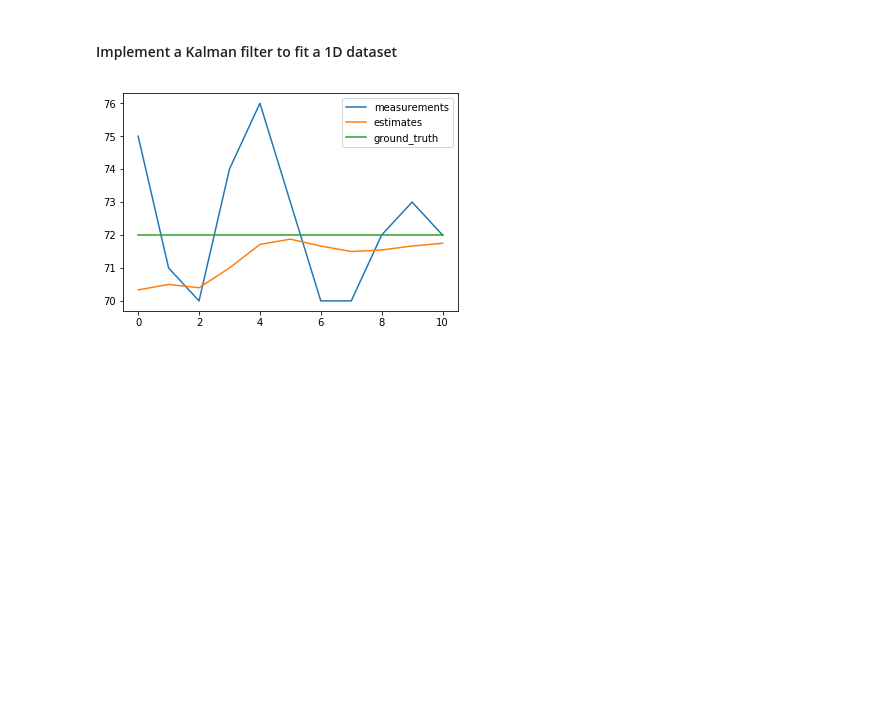
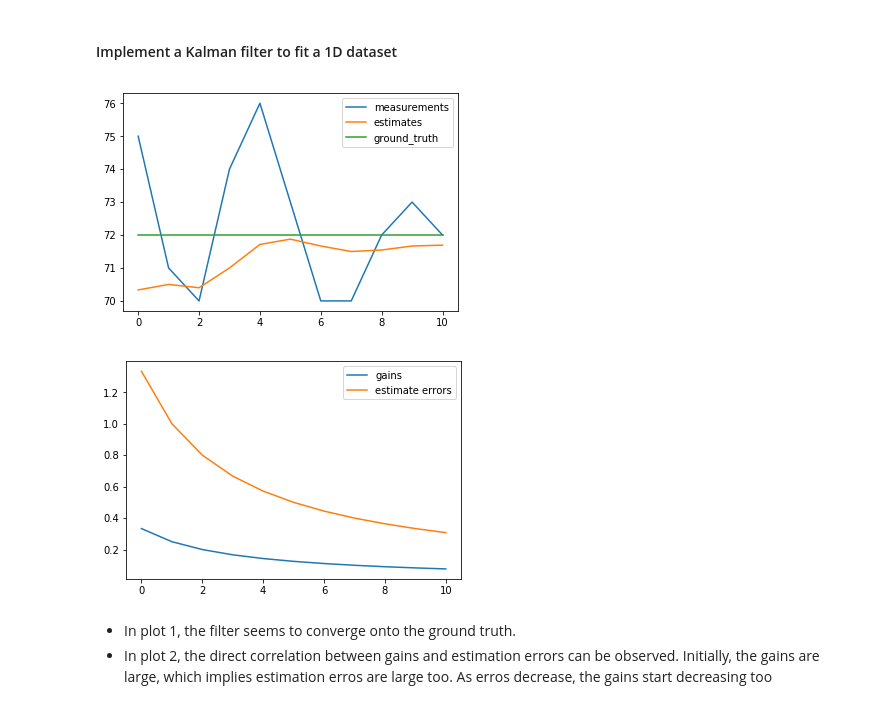
Before and after one commit to karthikbmk/SDCND, a Jupyter notebook: misc/kalman_filters/kalman filters.ipynb, the cells around one changed output. Saved outputs shown, nothing was run; the diff lists cells and outputs as text; code cells hidden in the pictures; blank space fills up the shorter version.

```diff
--- a/misc/kalman_filters/kalman filters.ipynb
+++ b/misc/kalman_filters/kalman filters.ipynb
@@ -16,6 +16,10 @@ class kalman_filter:
         self.measures_lst = []
         self.estimates_lst = []
         self.true_lst = []
+
+        self.measurement_errors = []
+        self.estimate_errors = []
+        self.kalman_gains = []
 
     def get_kalman_gain(self, est_error, meas_error):
         return est_error / (est_error + meas_error)
@@ -39,6 +43,11 @@ class kalman_filter:
             self.measures_lst.append(cur_meas)
             self.estimates_lst.append(cur_est)
             self.true_lst.append(self.true_val)
+
+            self.measurement_errors.append(cur_meas_error)
+            self.estimate_errors.append(cur_est_err)
+            self.kalman_gains.append(gain)
+
         return cur_est
 
 
@@ -51,13 +60,23 @@ class kalman_filter:
 
         plt.legend(['measurements', 'estimates', 'ground_truth'])
         plt.show()
+
+        plt.plot(x, self.kalman_gains)
+        #plt.plot(x, self.measurement_errors)
+        plt.plot(x, self.estimate_errors)
+
+        plt.legend(['gains', 'estimate errors'])
+        plt.show()
 # %%
 measures = [75, 71, 70, 74, 76, 73, 70, 70, 72, 73, 72]
-measure_errors = [4, 4, 4, 4, 4, 4 ,4, 4, 4, 4, 1, 2]
+measure_errors = [4, 4, 4, 4, 4, 4 ,4, 4, 4, 4, 4, 4]
 
 kf = kalman_filter(72, 68, 2)
 kf.iterate(measures, measure_errors)
 
 kf.plot_filter()
 # %% [output]
 [figure]
+[figure, added]
+# %% [markdown]
+<ul> <li> In plot 1, the filter seems to converge onto the ground truth. </li> <li> In plot 2, the direct correlation between gains and estimation errors can be observed. Initially, the gains are large, which implies estimation erros are large too. As erros decrease, the gains start decreasing too </li> </ul>
```
